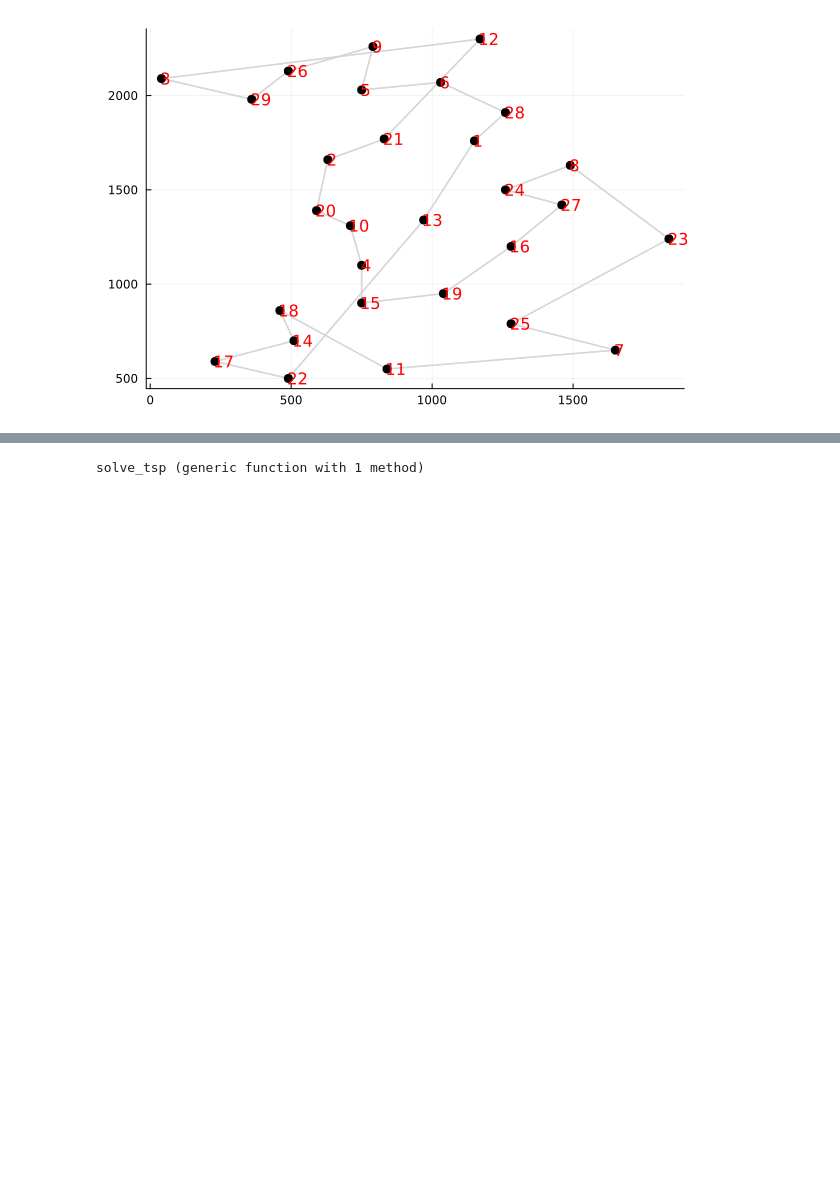
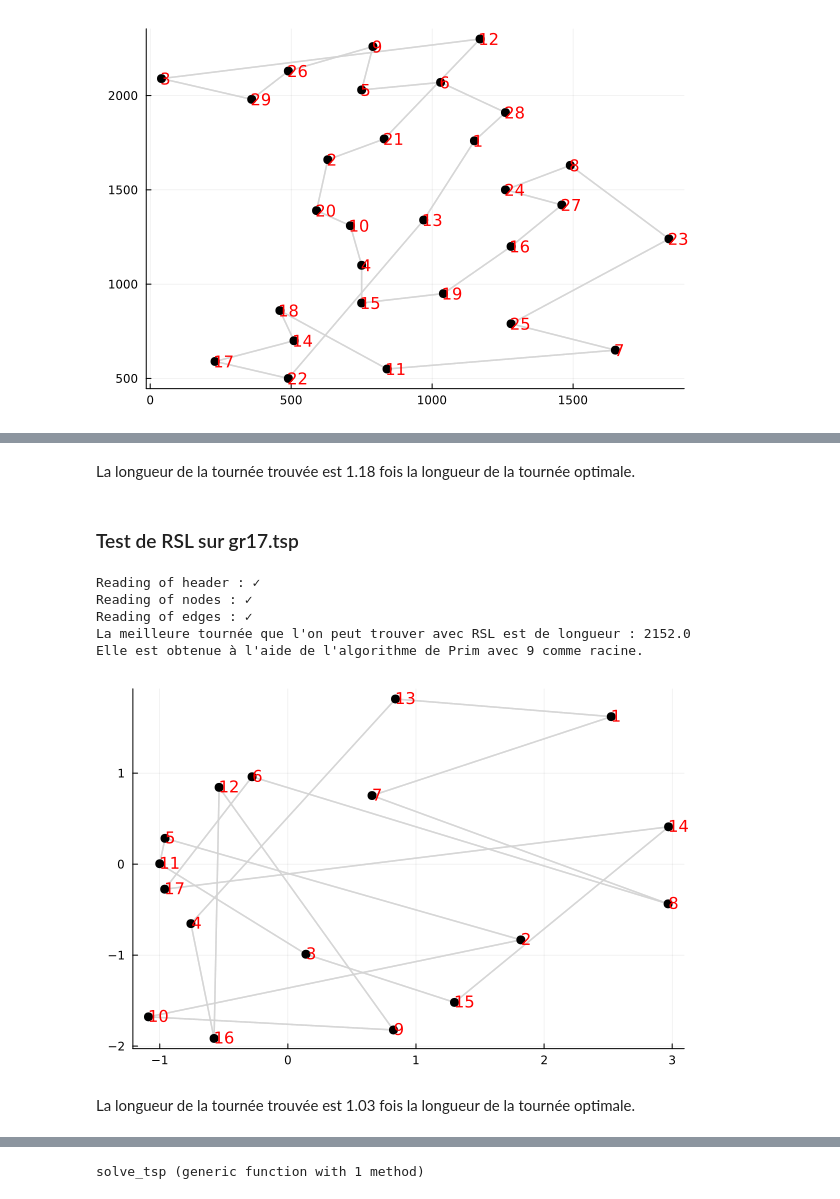
Before and after one commit to Ostrograd/mth6412b-starter-code, a Jupyter notebook: projet/phase3/phase3.ipynb, the cells around one changed output, grey strips where cells are left out. Cells and saved outputs as stored; diff of their text form; code cells hidden in the pictures; blank space fills up the shorter version.

```diff
--- a/projet/phase3/phase3.ipynb
+++ b/projet/phase3/phase3.ipynb
@@ -456 +494,18 @@ sum of weights 2564.0
+# %% [markdown]
+La longueur de la tournée trouvée est 1.18 fois la longueur de la tournée optimale.
+# %% [markdown]
+### Test de RSL sur gr17.tsp
+# %%
+gr17 = graph_from_tsp("../../instances/stsp/gr17.tsp","graphe")[1]
+cycle = optimal_rsl(gr17)
+plot_graph(cycle)
+# %% [output]
+Reading of header : ✓
+Reading of nodes : ✓
+Reading of edges : ✓
+La meilleure tournée que l'on peut trouver avec RSL est de longueur : 2152.0
+Elle est obtenue à l'aide de l'algorithme de Prim avec 9 comme racine.
+[figure, added]
+# %% [markdown]
+La longueur de la tournée trouvée est 1.03 fois la longueur de la tournée optimale.
 # %% [markdown]
```
Also changed, not shown: parts of 33 cells of this notebook, 3 other files.
